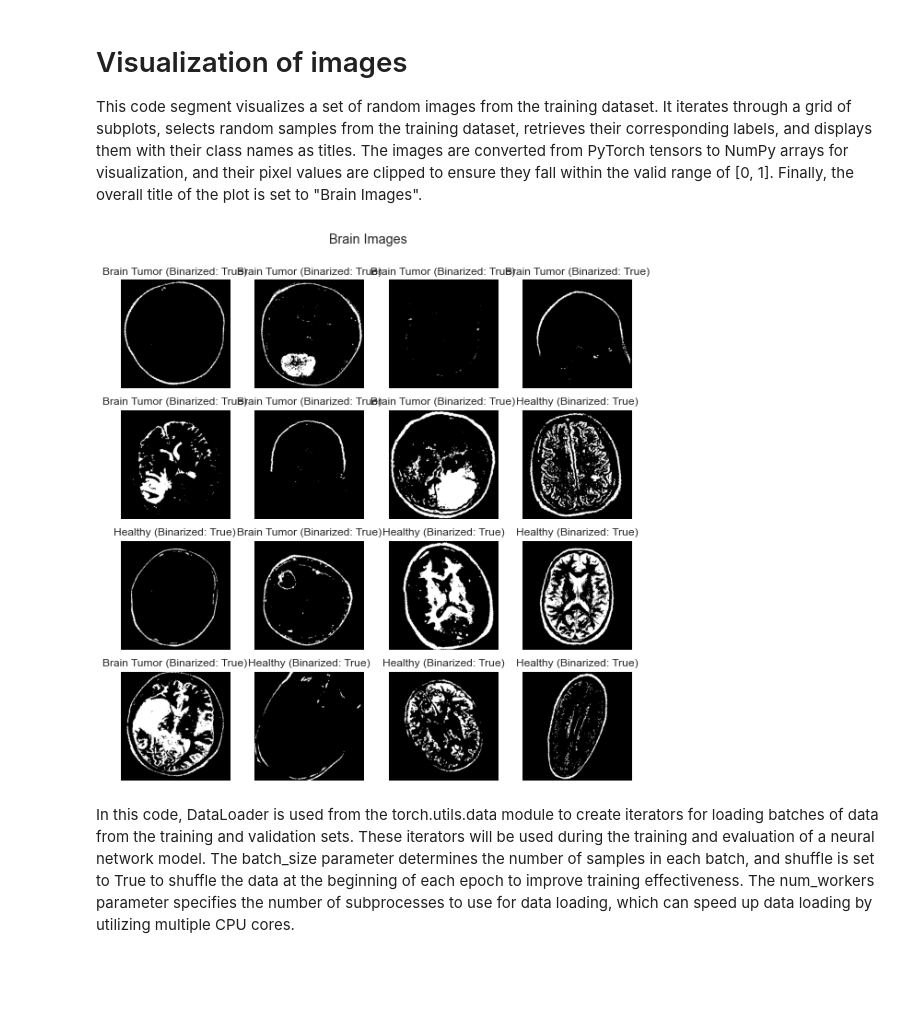
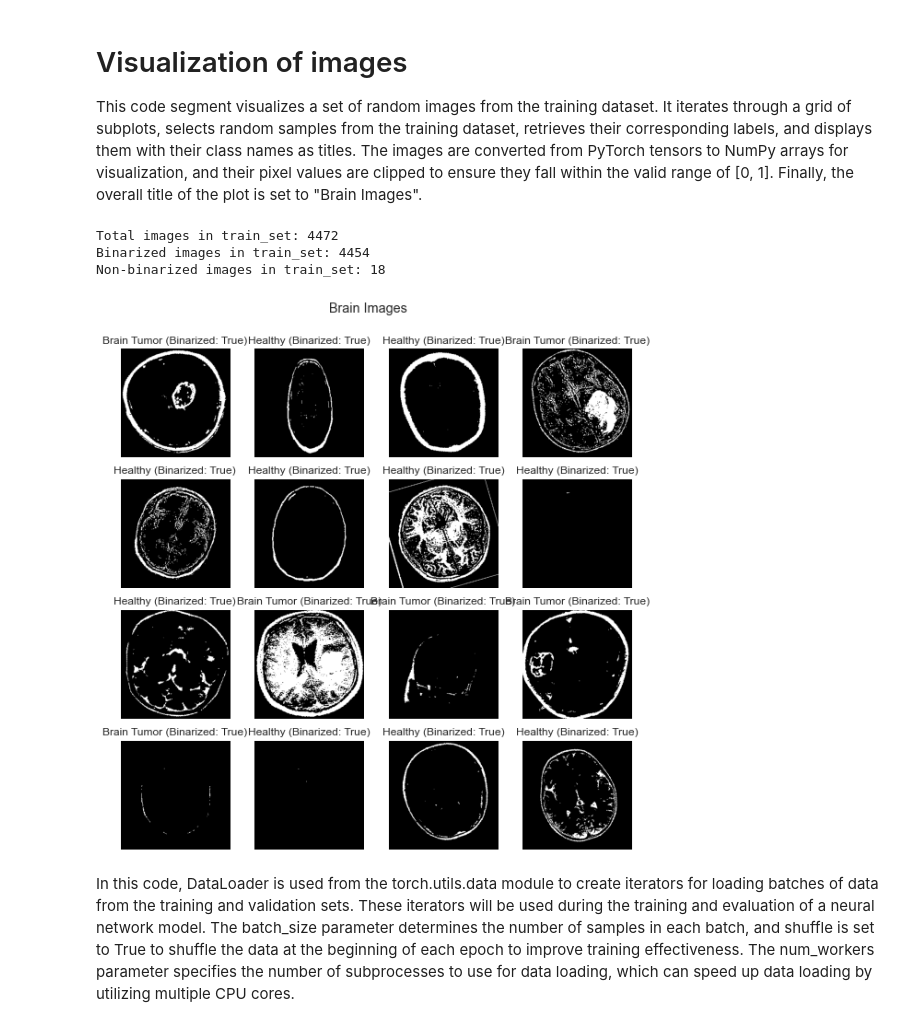
Before and after one commit to sherreee/CNN-Pytorch, a Jupyter notebook: Brain Tumor.ipynb, the cells around one changed output. Saved outputs shown, nothing was run; the diff lists cells and outputs as text; code cells hidden in the pictures; blank space fills up the shorter version.

Commit message:
Working CNN with Binarized images

```diff
--- a/Brain Tumor.ipynb
+++ b/Brain Tumor.ipynb
@@ -224,6 +244,7 @@ transform = transforms.Compose([
 
 This code sets up custom dataset objects for training and validation data using the ImageFolder class from torchvision.datasets. It loads images from specified directories (train and val directories within data_dir) and applies the transformation pipeline (transform=transform) defined earlier to preprocess the images. The transform parameter ensures that the same transformations are applied consistently to both training and validation data, which is crucial for maintaining consistency during model training and evaluation.
 # %%
+# Define the custom dataset class
 class CustomDataset(torch.utils.data.Dataset):
     def __init__(self, root_dir, transform=None):
         self.root_dir = root_dir
@@ -238,8 +259,8 @@ class CustomDataset(torch.utils.data.Dataset):
         return img, label
 
 # Create custom dataset objects for training and validation
-train_set = CustomDataset(train_dir, transform=transform)
-val_set = CustomDataset(val_dir, transform=transform)
+train_set = CustomDataset(train_dir, transform=train_transform)
+val_set = CustomDataset(val_dir, transform=val_transform)
 # %%
 # # Define the custom dataset objects for training and validation
 # train_set = torchvision.datasets.ImageFolder(train_dir, transform=transform)
@@ -309,6 +351,26 @@ CLA_label = {
     0 : 'Brain Tumor',
     1 : 'Healthy'
 }
+
+# Define a function to check if an image is binarized
+def is_binarized(img):
+    unique_values = torch.unique(img)
+    return len(unique_values) == 2
+
+# Count the number of binarized and non-binarized images in the training set
+binarized_count = 0
+total_count = len(train_set)
+
+# Iterate through the training set to check for binarization
+for i in range(total_count):
+    img, _ = train_set[i]
+    if is_binarized(img):
+        binarized_count += 1
+
+# Print out the summary
+print(f"Total images in train_set: {total_count}")
+print(f"Binarized images in train_set: {binarized_count}")
+print(f"Non-binarized images in train_set: {total_count - binarized_count}")
 
 # Create a new figure for plotting with a specified size
 figure = plt.figure(figsize=(10, 10))
@@ -328,34 +390,37 @@ for i in range(1, cols * rows + 1):
     binarized = is_binarized(img)
 
     # If the image is not binarized, skip to the next iteration
     if not binarized:
         continue
 
     # Add a subplot to the figure
     figure.add_subplot(rows, cols, i)
 
     # Set the title of the subplot to the corresponding class name
     plt.title(f'{CLA_label[label]} (Binarized: {binarized})')
 
     # Turn off axis labels for cleaner visualization
     plt.axis("off")
 
     # Convert the PyTorch tensor image to a NumPy array and transpose its dimensions
     img_np = img.numpy()
 
     # Clip pixel values to the valid range of [0, 1]
     img_valid_range = np.clip(img_np, 0, 1)
 
     # Display the image in the subplot
     plt.imshow(img_np.squeeze(), cmap='gray')
 
     # Set the overall title for the plot
     plt.suptitle('Brain Images', y=0.95)
 
 # Show the plot with all the subplots
 plt.show()
 # %% [output]
+Total images in train_set: 4472
+Binarized images in train_set: 4454
+Non-binarized images in train_set: 18
-[figure, old version]
+[figure, new version]
 # %% [markdown]
 In this code, DataLoader is used from the torch.utils.data module to create iterators for loading batches of data from the training and validation sets. These iterators will be used during the training and evaluation of a neural network model. The batch_size parameter determines the number of samples in each batch, and shuffle is set to True to shuffle the data at the beginning of each epoch to improve training effectiveness. The num_workers parameter specifies the number of subprocesses to use for data loading, which can speed up data loading by utilizing multiple CPU cores.
 # %%
```
Also changed, not shown: parts of 11 cells of this notebook, 1 other file.
